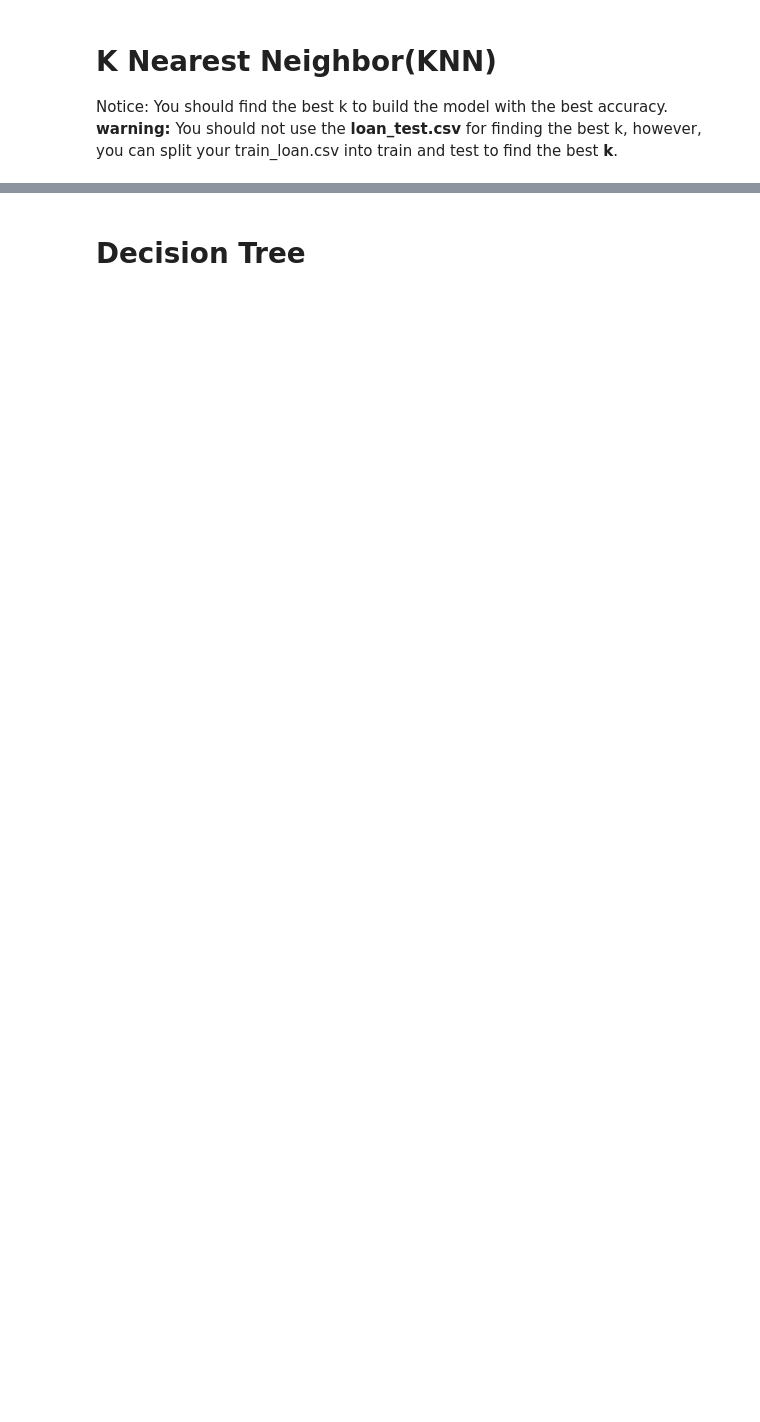
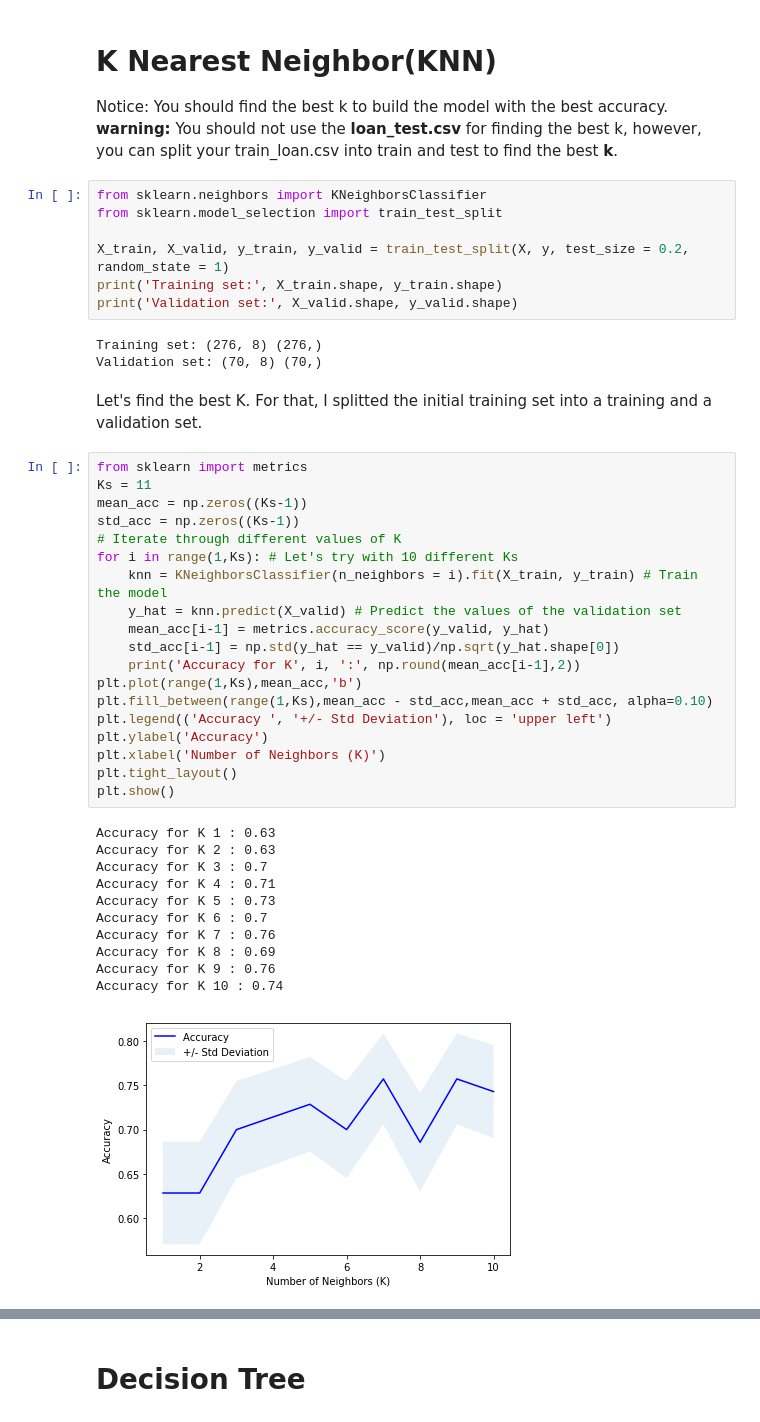
Before and after one commit to SRendonn/MachineLearningPython, a Jupyter notebook: LoanClassifier.ipynb, the cells around one changed output, grey strips where cells are left out. Cells and saved outputs as stored; diff of their text form; blank space fills up the shorter version.

```diff
--- a/LoanClassifier.ipynb
+++ b/LoanClassifier.ipynb
@@ -284,3 +279,46 @@ __ Notice:__
 # K Nearest Neighbor(KNN)
 Notice: You should find the best k to build the model with the best accuracy.
 **warning:** You should not use the __loan_test.csv__ for finding the best k, however, you can split your train_loan.csv into train and test to find the best __k__.
+# %%
+from sklearn.neighbors import KNeighborsClassifier
+from sklearn.model_selection import train_test_split
+
+X_train, X_valid, y_train, y_valid = train_test_split(X, y, test_size = 0.2, random_state = 1)
+print('Training set:', X_train.shape, y_train.shape)
+print('Validation set:', X_valid.shape, y_valid.shape)
+# %% [output]
+Training set: (276, 8) (276,)
+Validation set: (70, 8) (70,)
+# %% [markdown]
+Let's find the best K. For that, I splitted the initial training set into a training and a validation set.
+# %%
+from sklearn import metrics
+Ks = 11
+mean_acc = np.zeros((Ks-1))
+std_acc = np.zeros((Ks-1))
+# Iterate through different values of K
+for i in range(1,Ks): # Let's try with 10 different Ks
+    knn = KNeighborsClassifier(n_neighbors = i).fit(X_train, y_train) # Train the model
+    y_hat = knn.predict(X_valid) # Predict the values of the validation set
+    mean_acc[i-1] = metrics.accuracy_score(y_valid, y_hat)
+    std_acc[i-1] = np.std(y_hat == y_valid)/np.sqrt(y_hat.shape[0])
+    print('Accuracy for K', i, ':', np.round(mean_acc[i-1],2))
+plt.plot(range(1,Ks),mean_acc,'b')
+plt.fill_between(range(1,Ks),mean_acc - std_acc,mean_acc + std_acc, alpha=0.10)
+plt.legend(('Accuracy ', '+/- Std Deviation'), loc = 'upper left')
+plt.ylabel('Accuracy')
+plt.xlabel('Number of Neighbors (K)')
+plt.tight_layout()
+plt.show()
+# %% [output]
+Accuracy for K 1 : 0.63
+Accuracy for K 2 : 0.63
+Accuracy for K 3 : 0.7
+Accuracy for K 4 : 0.71
+Accuracy for K 5 : 0.73
+Accuracy for K 6 : 0.7
+Accuracy for K 7 : 0.76
+Accuracy for K 8 : 0.69
+Accuracy for K 9 : 0.76
+Accuracy for K 10 : 0.74
+[figure, added]
```
Also changed, not shown: parts of 36 cells of this notebook.
